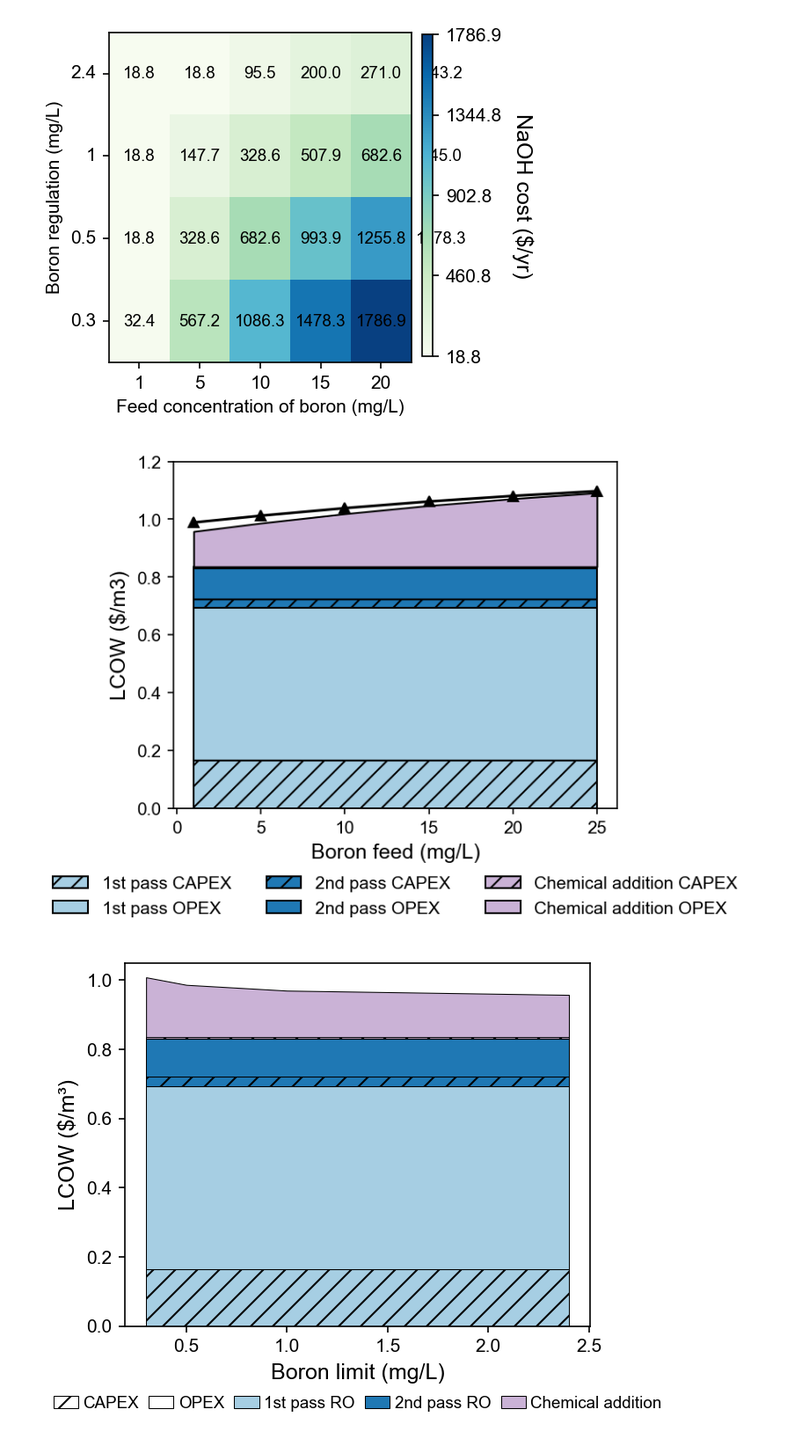
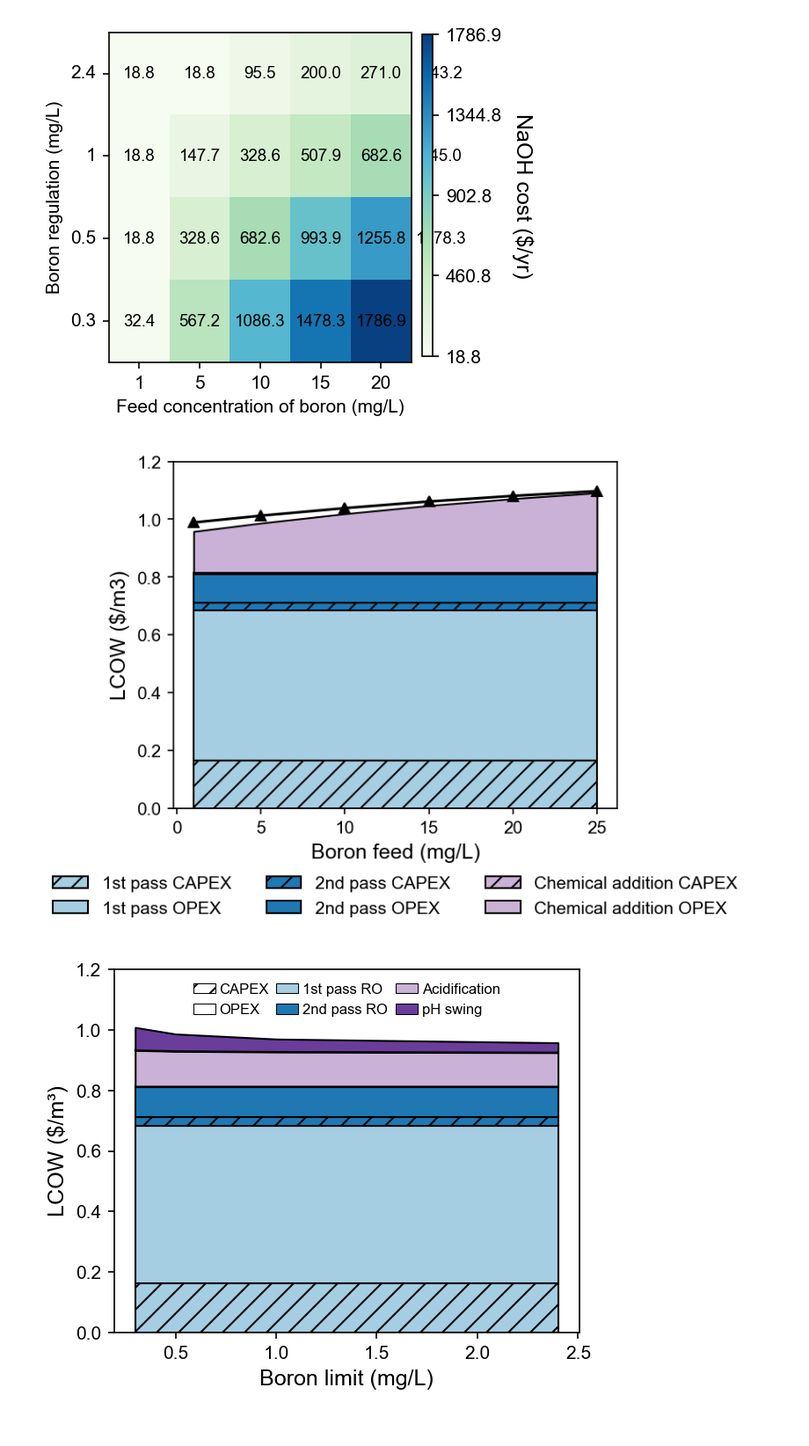
Before and after one commit to savannahsakhai/watertap, a Jupyter notebook: watertap/examples/flowsheets/boron_removal/sweep_plots.ipynb, the cells around one changed output. Shown at 88% size. Cells and saved outputs as stored; diff of their text form; code cells hidden in the pictures.

```diff
--- a/watertap/examples/flowsheets/boron_removal/sweep_plots.ipynb
+++ b/watertap/examples/flowsheets/boron_removal/sweep_plots.ipynb
@@ -741,13 +733,13 @@ labels = ["1st pass CAPEX","1st pass OPEX","2nd pass CAPEX","2nd pass OPEX","Che
 x = data1["# boron_feed"]*1000
 
 y1 = (f_crf*data1["P1 Capital Cost"] + f_crf*data1["RO1 Capital Cost"])/(f_util*Q)
-y2 = (data1["Electric cost"]*elec_usage + data1["RO1 Fixed Operating Cost"] + data1["Chem and Main"]*(1/3))/(f_util*Q)
+y2 = (data1["Electric cost"]*elec_usage + data1["RO1 Fixed Operating Cost"] + data1["Chem and Main"]*(1/4))/(f_util*Q)
 
 y3 = (f_crf*data1["P2 Capital Cost"] + f_crf*data1["RO2 Capital Cost"])/(f_util*Q)
-y4 = (data1["Electric cost"]*(1-elec_usage) + data1["RO2 Fixed Operating Cost"]+ data1["Chem and Main"]*(1/3))/(f_util*Q)
+y4 = (data1["Electric cost"]*(1-elec_usage) + data1["RO2 Fixed Operating Cost"]+ data1["Chem and Main"]*(1/4))/(f_util*Q)
 
 y5 = (f_crf*data1["M2 Capital Cost"] + f_crf*data1["M1 Capital Cost"])/(f_util*Q)
-y6 = (data1["NaOH cost"] + data1["HCl cost"]+ data1["Chem and Main"]*(1/3))/(f_util*Q)
+y6 = (data1["NaOH cost"] + data1["HCl cost"]+ data1["Chem and Main"]*(1/2))/(f_util*Q)
 
 y = np.vstack([y1,y2,y3,y4,y5,y6])
 colors=[color_list[0],color_list[0],color_list[1],color_list[1],color_list[8],color_list[8]]
@@ -773,7 +765,7 @@ plt.ylim([0,1.2])
 plt.savefig("LCOW_breakdown_overall_boronfeed", dpi=600, bbox_inches='tight')
 plt.show()
 # %% [output]
-[figure, old version]
+[figure, new version]
 # %%
 import matplotlib.patches as mpatches
 import matplotlib.lines as mlines
@@ -785,15 +777,17 @@ elec_usage = data1["P1 Capital Cost"] / (data1["P1 Capital Cost"] + data1["P2 Ca
 x = data1["boron_limit"] * 1000
 
 y1 = (f_crf*data1["P1 Capital Cost"] + f_crf*data1["RO1 Capital Cost"]) / (f_util*Q)
-y2 = (data1["Electric cost"]*elec_usage + data1["RO1 Fixed Operating Cost"] + data1["Chem and Main"]*(1/3)) / (f_util*Q)
+y2 = (data1["Electric cost"]*elec_usage + data1["RO1 Fixed Operating Cost"] + data1["Chem and Main"]*(1/4)) / (f_util*Q)
 y3 = (f_crf*data1["P2 Capital Cost"] + f_crf*data1["RO2 Capital Cost"]) / (f_util*Q)
-y4 = (data1["Electric cost"]*(1-elec_usage) + data1["RO2 Fixed Operating Cost"] + data1["Chem and Main"]*(1/3)) / (f_util*Q)
-y5 = (f_crf*data1["M2 Capital Cost"] + f_crf*data1["M1 Capital Cost"]) / (f_util*Q)
-y6 = (data1["NaOH cost"] + data1["HCl cost"] + data1["Chem and Main"]*(1/3)) / (f_util*Q)
+y4 = (data1["Electric cost"]*(1-elec_usage) + data1["RO2 Fixed Operating Cost"] + data1["Chem and Main"]*(1/4)) / (f_util*Q)
+y5 = (f_crf*data1["M1 Capital Cost"]) / (f_util*Q)
+y6 = (data1["HCl cost"] + data1["Chem and Main"]*(1/4)) / (f_util*Q)
+y7 = (f_crf*data1["M2 Capital Cost"]) / (f_util*Q)
+y8 = (data1["NaOH cost"] +  data1["Chem and Main"]*(1/4)) / (f_util*Q)
 
-y      = np.vstack([y1, y2, y3, y4, y5, y6])
-colors  = [color_list[0], color_list[0], color_list[1], color_list[1], color_list[8], color_list[8]]
-hatches = ['//',           None,           '//',           None,           '//',           None]
+y      = np.vstack([y1, y2, y3, y4, y5, y6, y7, y8])
+colors  = [color_list[0], color_list[0], color_list[1], color_list[1], color_list[8], color_list[8], color_list[9], color_list[9]]
+hatches = ['//',           None,           '//',           None,           '//',           None,        '//',           None]
 
 bottom = np.zeros_like(x)
 
@@ -805,46 +799,58 @@ for i, layer in enumerate(y):
                      facecolor=colors[i],
                      hatch=hatches[i],
                      edgecolor='black',
-                     linewidth=0.5)
+                     linewidth=1)
     bottom += layer
 
 # --- Color handles: one per unit ---
 color_handles = [
     mpatches.Patch(facecolor=color_list[0], edgecolor='black', linewidth=0.5, label='1st pass RO'),
     mpatches.Patch(facecolor=color_list[1], edgecolor='black', linewidth=0.5, label='2nd pass RO'),
-    mpatches.Patch(facecolor=color_list[8], edgecolor='black', linewidth=0.5, label='Chemical addition'),
+    mpatches.Patch(facecolor=color_list[8], edgecolor='black', linewidth=0.5, label='Acidification'),
+    mpatches.Patch(facecolor=color_list[9], edgecolor='black', linewidth=0.5, label='pH swing'),
 ]
 
 # --- Hatch handles: one per cost type ---
 hatch_handles = [
     mpatches.Patch(facecolor='white', edgecolor='black', hatch='//', linewidth=0.5, label='CAPEX'),
     mpatches.Patch(facecolor='white', edgecolor='black', hatch='',   linewidth=0.5, label='OPEX'),
 ]
 
 # Combine into a single row — add a blank separator entry between the two groups
 separator = mpatches.Patch(visible=False, label='')  # invisible spacer
 
 all_handles = hatch_handles + color_handles
 
+# plt.legend(
+#     handles=all_handles,
+#     loc='upper center',
+#     bbox_to_anchor=(0.5, -0.15),
+#     ncol=len(all_handles)/2,
+#     frameon=False,
+#     fontsize=10,
+#     handlelength=1.5,      # length of the colored patch (default 2.0)
+#     handletextpad=0.3,     # gap between patch and its label (default 0.8)
+#     columnspacing=0.6,     # gap between columns (default 2.0)
+# )
 plt.legend(
     handles=all_handles,
     loc='upper center',
-    bbox_to_anchor=(0.5, -0.15),
-    ncol=len(all_handles),
+    # bbox_to_anchor=(0.5, -0.15),
+    ncol=len(all_handles)/2,
     frameon=False,
-    fontsize=9,
+    fontsize=8,
     handlelength=1.5,      # length of the colored patch (default 2.0)
     handletextpad=0.3,     # gap between patch and its label (default 0.8)
-    columnspacing=0.6,     # gap between columns (default 2.0)
+    columnspacing=0.5,     # gap between columns (default 2.0)
 )
 
 plt.ylabel("LCOW ($/m³)")
 plt.xlabel("Boron limit (mg/L)")
-plt.ylim([0, 1.05])
+plt.ylim([0, 1.2])
 plt.savefig("LCOW_breakdown_overall_boronreg", dpi=600, bbox_inches='tight')
 plt.show()
 # %% [output]
-[figure, old version]
+[figure, new version]
 # %%
 # data1 = data[(data["# boron_feed"] == 5/1000) ]
 # Q = data1["Product water"]
```
Also changed, not shown: parts of 1 cell of this notebook, 4 other files.
